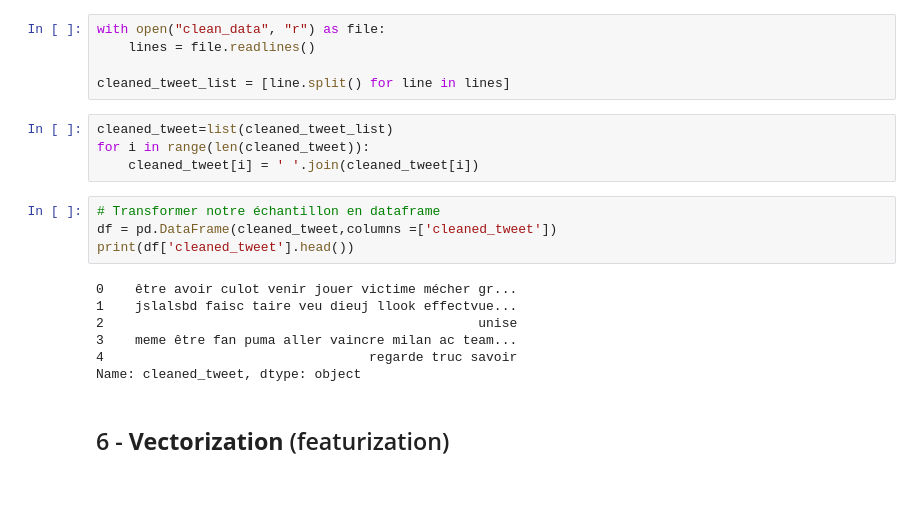
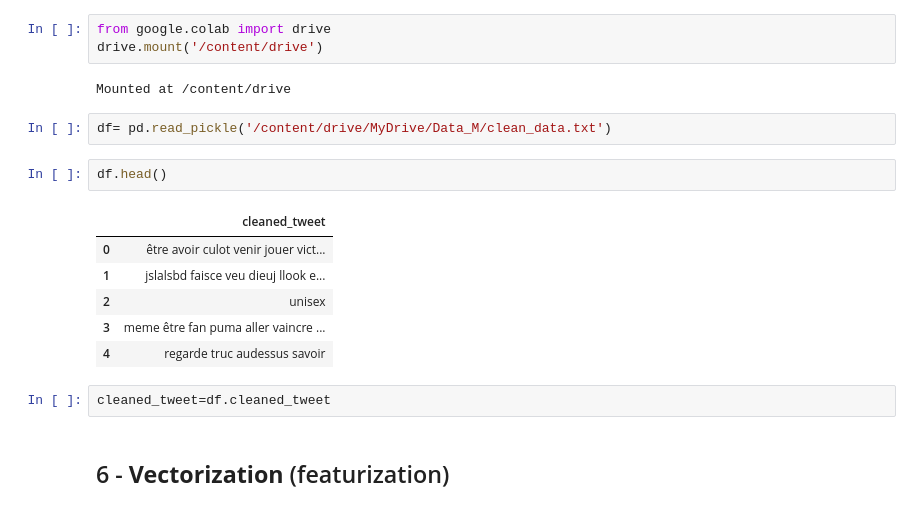
Before and after one commit to imenemes/IA-DETECTION-HAINE-, a Jupyter notebook: vectorisation.ipynb, the cells around one changed output. Saved outputs shown, nothing was run; the diff lists cells and outputs as text.

Commit message:
read_pickle

```diff
--- a/vectorisation.ipynb
+++ b/vectorisation.ipynb
@@ -9,23 +3,21 @@ Saving clean_data to clean_data
-# %%
-with open("clean_data", "r") as file:
-    lines = file.readlines()
-
-cleaned_tweet_list = [line.split() for line in lines]
-# %%
-cleaned_tweet=list(cleaned_tweet_list)
-for i in range(len(cleaned_tweet)):
-    cleaned_tweet[i] = ' '.join(cleaned_tweet[i])
-# %%
-# Transformer notre échantillon en dataframe
-df = pd.DataFrame(cleaned_tweet,columns =['cleaned_tweet'])
-print(df['cleaned_tweet'].head())
-# %% [output]
-0    être avoir culot venir jouer victime mécher gr...
-1    jslalsbd faisc taire veu dieuj llook effectvue...
-2                                                unise
-3    meme être fan puma aller vaincre milan ac team...
-4                                  regarde truc savoir
-Name: cleaned_tweet, dtype: object
+# %%
+from google.colab import drive
+drive.mount('/content/drive')
+# %% [output]
+Mounted at /content/drive
+# %%
+df= pd.read_pickle('/content/drive/MyDrive/Data_M/clean_data.txt')
+# %%
+df.head()
+# %% [output]
+|  | cleaned_tweet |
+| 0 | être avoir culot venir jouer vict... |
+| 1 | jslalsbd faisce veu dieuj llook e... |
+| 2 | unisex |
+| 3 | meme être fan puma aller vaincre ... |
+| 4 | regarde truc audessus savoir |
+# %%
+cleaned_tweet=df.cleaned_tweet
 # %% [markdown]
 ## 6 - **Vectorization** (featurization)
 # %%
```
Also changed, not shown: parts of 12 cells of this notebook.
